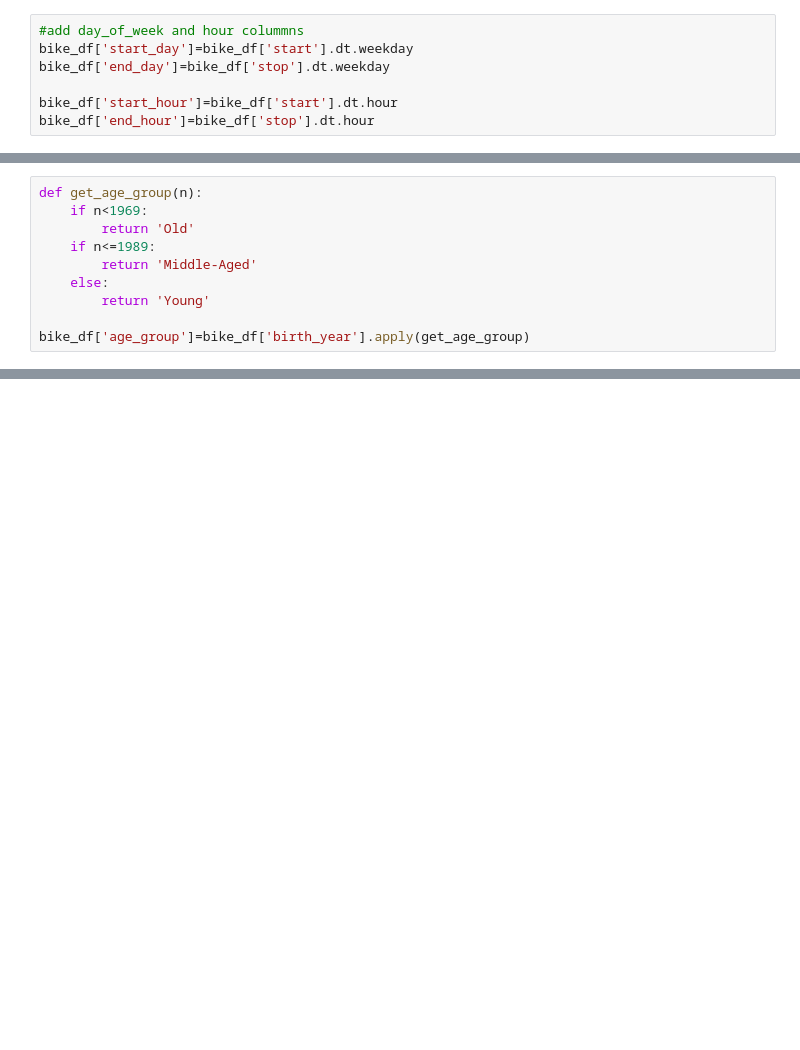
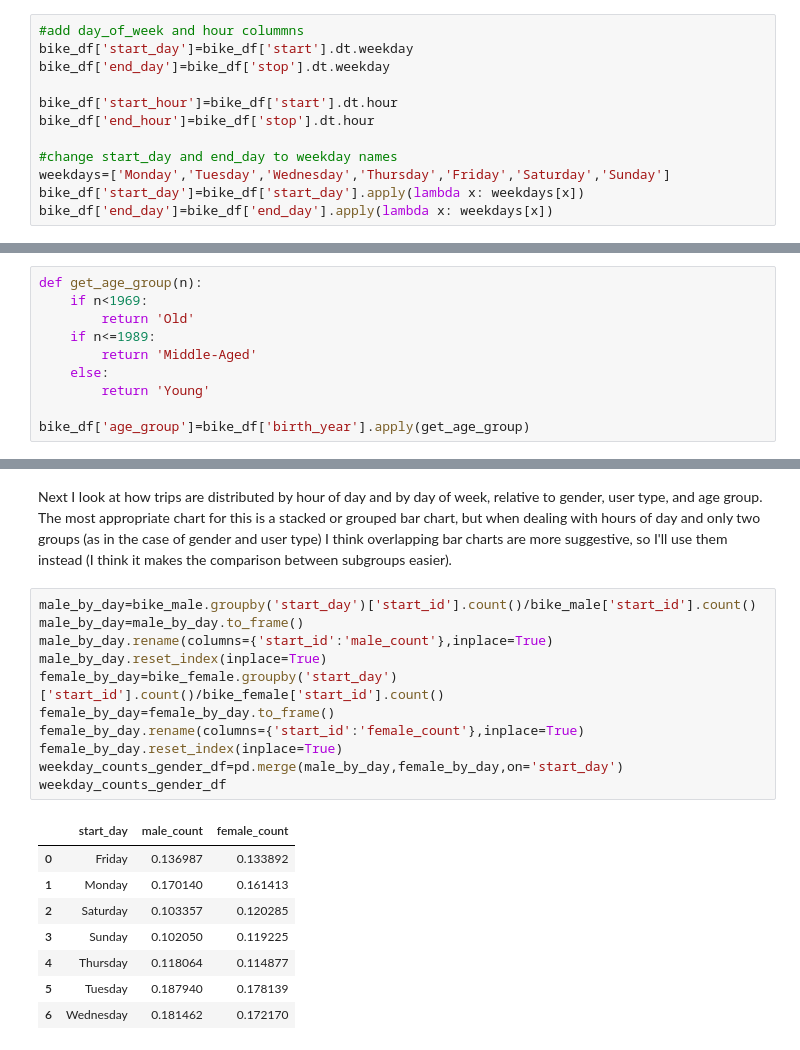
Before and after one commit to bogdanrabanca/nyc_bikes, a Jupyter notebook: bikes.ipynb, the cells around one changed output, grey strips where cells are left out. Saved outputs shown, nothing was run; the diff lists cells and outputs as text; blank space fills up the shorter version.

Commit message:
Add files via upload
visualize distribution of trips by weekday and gender, user type.

```diff
--- a/bikes.ipynb
+++ b/bikes.ipynb
@@ -85,6 +85,11 @@ bike_df['end_day']=bike_df['stop'].dt.weekday
 
 bike_df['start_hour']=bike_df['start'].dt.hour
 bike_df['end_hour']=bike_df['stop'].dt.hour
+
+#change start_day and end_day to weekday names
+weekdays=['Monday','Tuesday','Wednesday','Thursday','Friday','Saturday','Sunday']
+bike_df['start_day']=bike_df['start_day'].apply(lambda x: weekdays[x])
+bike_df['end_day']=bike_df['end_day'].apply(lambda x: weekdays[x])
 # %%
 bike_df.head()
 # %% [output]
@@ -169,3 +177,25 @@ show(p)
 # %% [output]
 [interactive output not drawn]
 [interactive output not drawn]
+# %% [markdown]
+Next I look at how trips are distributed by hour of day and by day of week, relative to gender, user type, and age group. The most appropriate chart for this is a stacked or grouped bar chart, but when dealing with hours of day and only two groups (as in the case of gender and user type) I think overlapping bar charts are more suggestive, so I'll use them instead (I think it makes the comparison between subgroups easier).
+# %%
+male_by_day=bike_male.groupby('start_day')['start_id'].count()/bike_male['start_id'].count()
+male_by_day=male_by_day.to_frame()
+male_by_day.rename(columns={'start_id':'male_count'},inplace=True)
+male_by_day.reset_index(inplace=True)
+female_by_day=bike_female.groupby('start_day')['start_id'].count()/bike_female['start_id'].count()
+female_by_day=female_by_day.to_frame()
+female_by_day.rename(columns={'start_id':'female_count'},inplace=True)
+female_by_day.reset_index(inplace=True)
+weekday_counts_gender_df=pd.merge(male_by_day,female_by_day,on='start_day')
+weekday_counts_gender_df
+# %% [output]
+|  | start_day | male_count | female_count |
+| 0 | Friday | 0.136987 | 0.133892 |
+| 1 | Monday | 0.170140 | 0.161413 |
+| 2 | Saturday | 0.103357 | 0.120285 |
+| 3 | Sunday | 0.102050 | 0.119225 |
+| 4 | Thursday | 0.118064 | 0.114877 |
+| 5 | Tuesday | 0.187940 | 0.178139 |
+| 6 | Wednesday | 0.181462 | 0.172170 |
```
Also changed, not shown: parts of 7 cells of this notebook.
